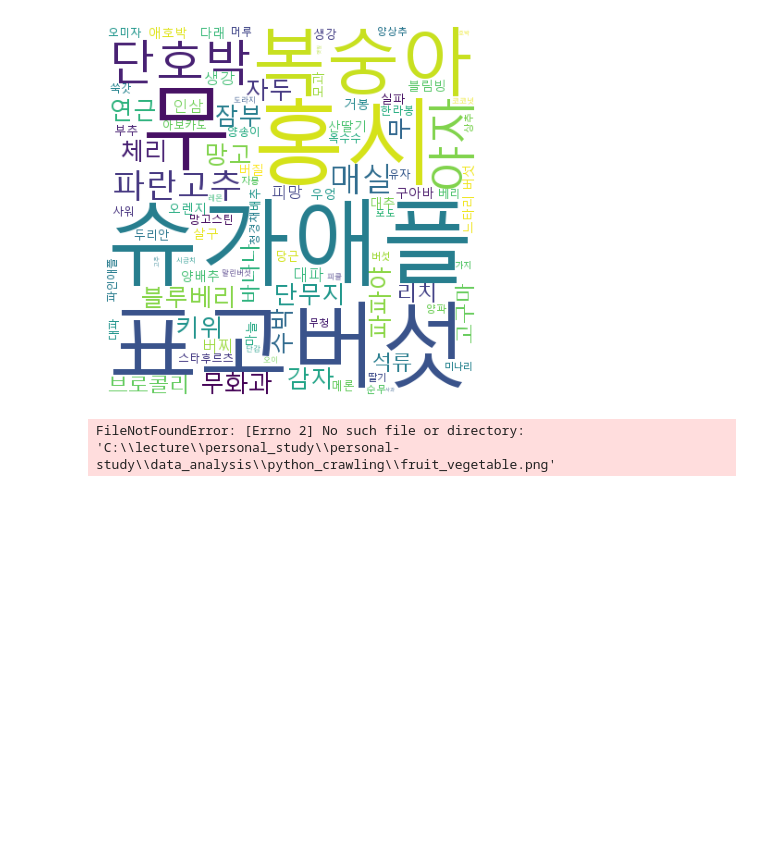
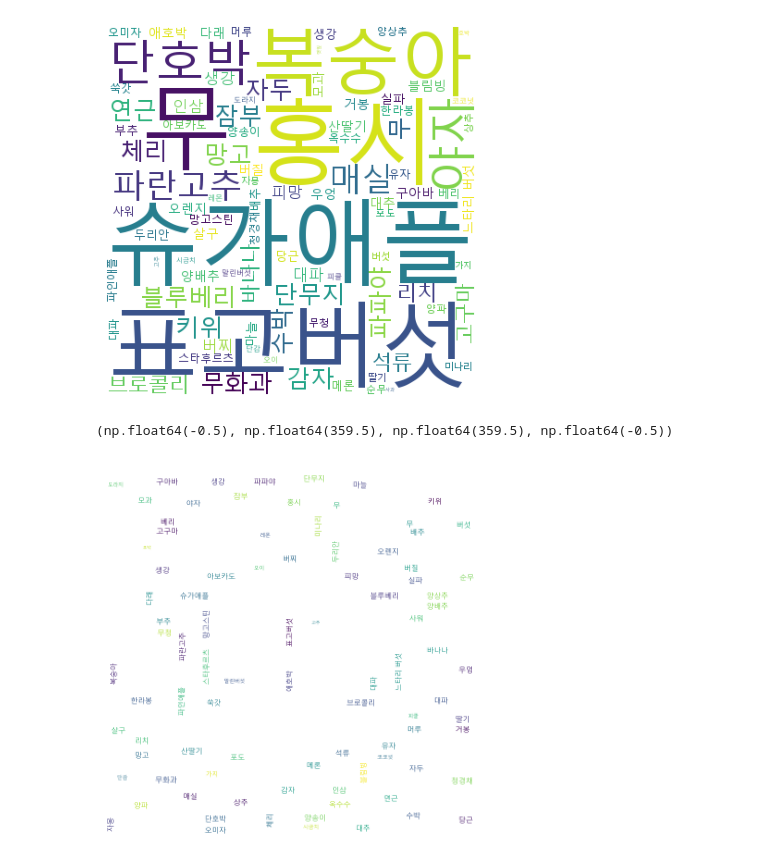
Before and after one commit to yooodleee/personal-study, a Jupyter notebook: data_analysis/python_crawling/worldcloud.ipynb, the cells around one changed output. Saved outputs shown, nothing was run; the diff lists cells and outputs as text; code cells hidden in the pictures; blank space fills up the shorter version.

Commit message:
update personal study

```diff
--- a/data_analysis/python_crawling/worldcloud.ipynb
+++ b/data_analysis/python_crawling/worldcloud.ipynb
@@ -146,7 +174,7 @@ import numpy as np
 import pandas as pd
 # %%
 # 데이터 프레임 생성
-df = pd.read_csv('./fruit_vegetable.csv', encoding="utf-8")
+df = pd.read_csv('./202412_키워드드.csv', encoding="utf-8")
 
 # 생성된 데이터 프레임을 딕셔너리로 변환
 wc = df.set_index("title").to_dict()["count"]
@@ -166,20 +194,21 @@ plt.axis('off')
 (np.float64(-0.5), np.float64(399.5), np.float64(399.5), np.float64(-0.5))
 [figure]
 # %%
-img = Image.open('./fruit_vegetable.png')
+img = Image.open('./image.png')
 imgArray = np.array(img)    # 이미지의 각 셀을 수치로 변환
 
 worldCloud = WordCloud(
     font_path='malgun',
     width=400,
     height=400,
     max_font_size=100,
     background_color='white',
     mask=imgArray,
 ).generate_from_frequencies(wc)
 
 plt.figure()
 plt.imshow(worldCloud)
 plt.axis('off')
 # %% [output]
-FileNotFoundError: [Errno 2] No such file or directory: 'C:\\lecture\\personal_study\\personal-study\\data_analysis\\python_crawling\\fruit_vegetable.png'
+(np.float64(-0.5), np.float64(359.5), np.float64(359.5), np.float64(-0.5))
+[figure, added]
```
Also changed, not shown: parts of 5 cells of this notebook, 4 other files.
